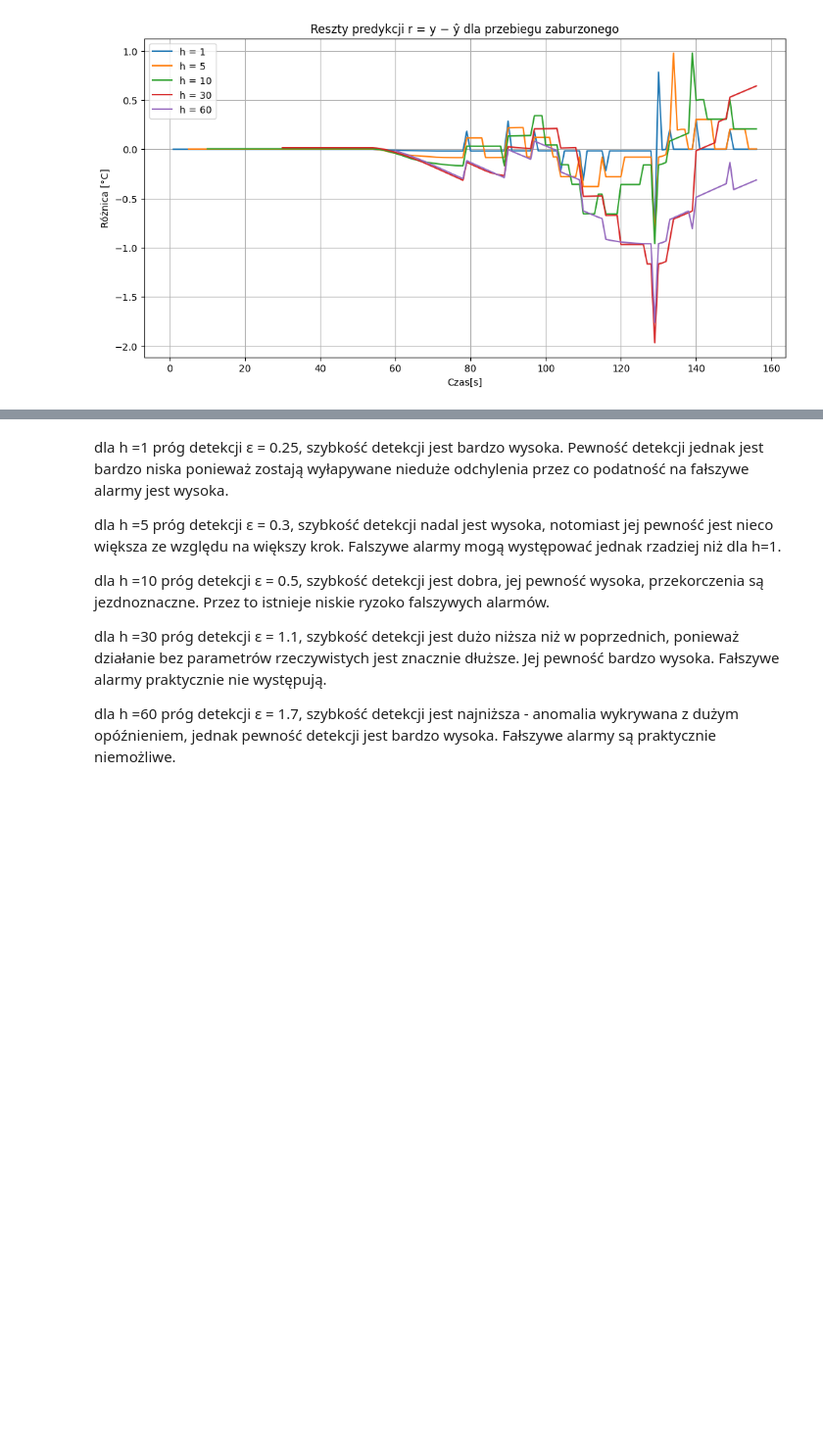
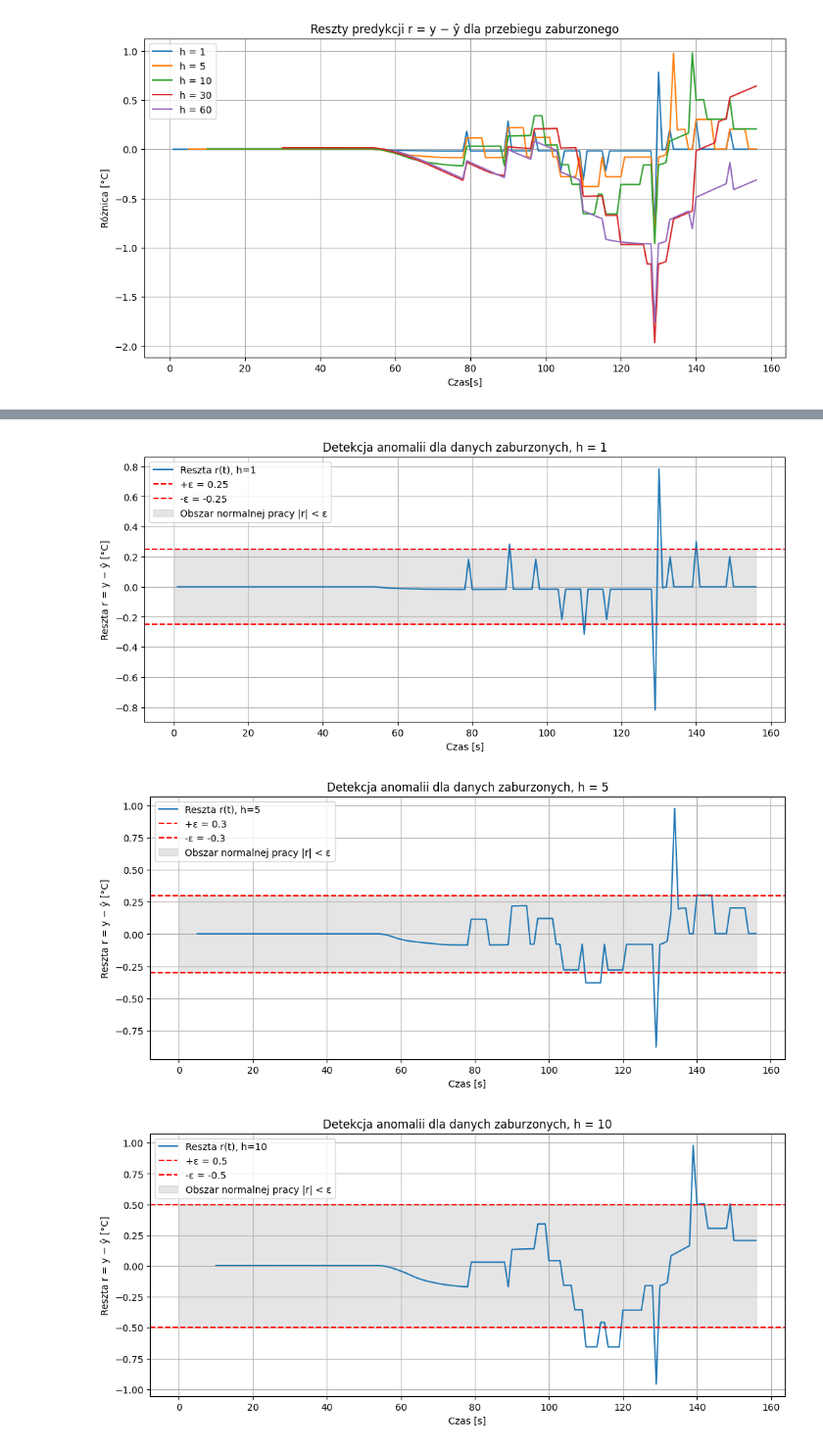
Before and after one commit to lenaskiba22/projekt_pip, a Jupyter notebook: pip_zadanie4.ipynb, the cells around one changed output, grey strips where cells are left out. Shown at 98% size. Saved outputs shown, nothing was run; the diff lists cells and outputs as text; code cells hidden in the pictures; blank space fills up the shorter version.

```diff
--- a/pip_zadanie4.ipynb
+++ b/pip_zadanie4.ipynb
@@ -286,11 +183,0 @@ dla h=60 długi czas ujemnej reszty - dochodzącej nawet do wartości -2°C w  c
-# %% [markdown]
-dla h =1 próg detekcji ε = 0.25, szybkość detekcji jest bardzo wysoka. Pewność detekcji jednak jest bardzo niska ponieważ zostają wyłapywane nieduże odchylenia przez co podatność na fałszywe alarmy jest wysoka.
-
-
-dla h =5 próg detekcji ε = 0.3, szybkość detekcji nadal jest wysoka, notomiast jej pewność jest nieco większa ze względu na większy krok. Falszywe alarmy mogą występować jednak rzadziej niż dla h=1.
-
-dla h =10 próg detekcji ε = 0.5, szybkość detekcji jest dobra, jej pewność wysoka, przekorczenia są jezdnoznaczne. Przez to istnieje niskie ryzoko falszywych alarmów.
-
-dla h =30 próg detekcji ε = 1.1, szybkość detekcji jest dużo niższa niż w poprzednich, ponieważ działanie bez parametrów rzeczywistych jest znacznie dłuższe.  Jej pewność bardzo wysoka. Fałszywe alarmy praktycznie nie występują.
-
-dla h =60 próg detekcji ε = 1.7, szybkość detekcji jest  najniższa - anomalia wykrywana z dużym opóźnieniem, jednak pewność detekcji jest bardzo wysoka. Fałszywe alarmy są praktycznie niemożliwe.
@@ -341,32 +184,37 @@ dla h =60 próg detekcji ε = 1.7, szybkość detekcji jest  najniższa - anomal
 # %%
-# #Demonstracja detekcji dla wybranego h
-# h_demo = 1
-#
-# r_zab = reszty_zaburzone[h_demo]
-# epsilon = progi_detekcji[h_demo]["epsilon"]
-# sigma = progi_detekcji[h_demo]["sigma"]
-# alarm = progi_detekcji[h_demo]["alarm"]
-#
-# plt.figure(figsize=(12, 6))
-# plt.plot(r_zab, label=f"r(t) – reszty zaburzone (h = {h_demo})")
-#
-# #Progi
-# plt.axhline(epsilon, linestyle="--", label="± ε (NORMA → UWAGA)", color = "orange")
-# plt.axhline(-epsilon, linestyle="--", color = "orange")
-# plt.axhline(alarm, linestyle=":", label="± 3σ (ALARM)", color = "red")
-# plt.axhline(-alarm, linestyle=":", color = "red")
-#
-# #Strefa normalnej pracy
-# plt.fill_between(
-#     range(len(r_zab)),
-#     -epsilon, epsilon,
-#     alpha=0.2,
-#     label="NORMA |r| < ε"
-# )
-#
-# plt.title(f"Detekcja anomalii – h = {h_demo}")
-# plt.xlabel("Próbka")
-# plt.ylabel("r = y − ŷ [°C]")
-# plt.legend()
-# plt.grid(True)
-# plt.show()
+progi_epsilon = {
+    1: 0.25,
+    5: 0.30,
+    10: 0.50,
+    30: 1.10,
+    60: 1.70
+}
+for h in horyzonty:
+    r = reszty_zaburzone[h]
+    epsilon = progi_epsilon[h]
+
+    plt.figure(figsize=(12, 5))
+    plt.plot(r, label=f"Reszta r(t), h={h}", linewidth=1.5)
+
+    plt.axhline(epsilon, color='red', linestyle='--', label=f"+ε = {epsilon}")
+    plt.axhline(-epsilon, color='red', linestyle='--', label=f"-ε = {-epsilon}")
+
+    plt.fill_between(
+        range(len(r)),
+        -epsilon,
+        epsilon,
+        color='gray',
+        alpha=0.2,
+        label="Obszar normalnej pracy |r| < ε"
+    )
+
+    plt.title(f"Detekcja anomalii dla danych zaburzonych, h = {h}")
+    plt.xlabel("Czas [s]")
+    plt.ylabel("Reszta r = y − ŷ [°C]")
+    plt.legend()
+    plt.grid(True)
+    plt.show()
+# %% [output]
+[figure, added]
+[figure, added]
+[figure, added]
```
Also changed, not shown: parts of 23 cells of this notebook.
